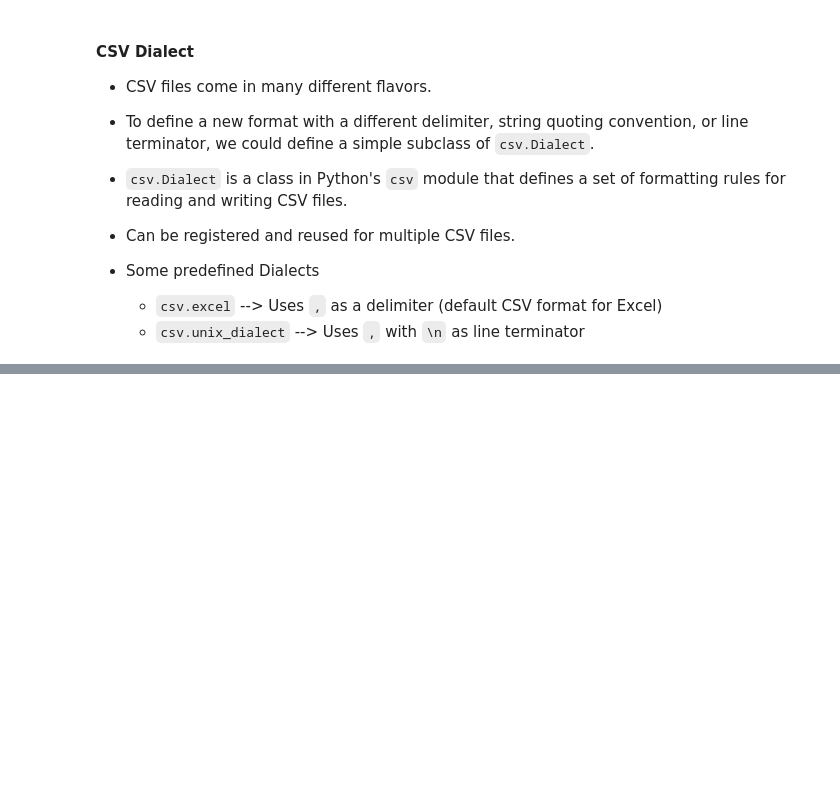
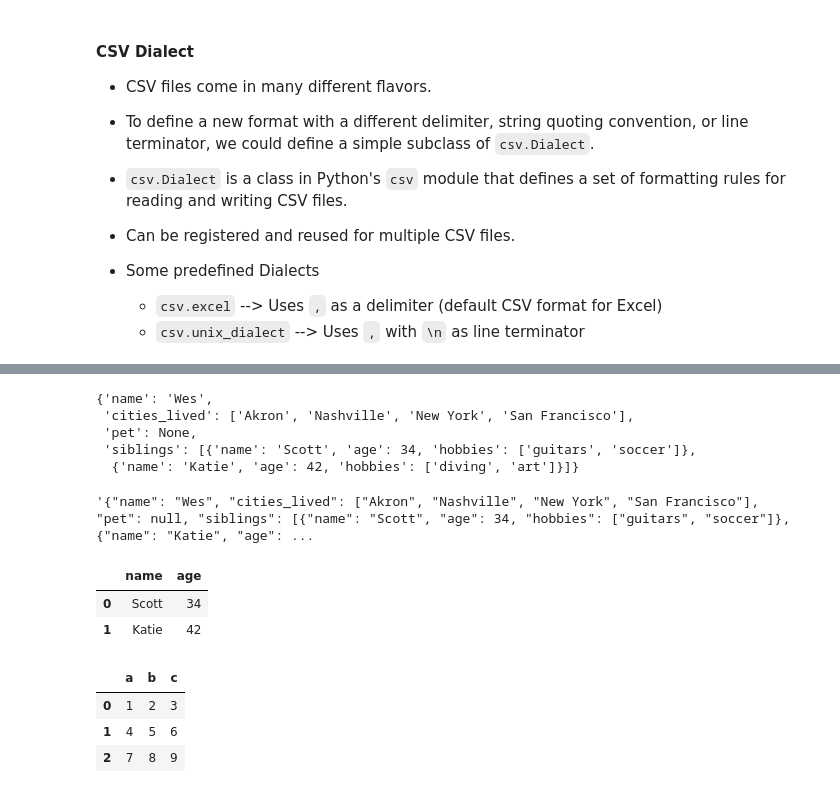
Before and after one commit to f-ckyou/pandas, a Jupyter notebook: pd-6/1_readingWritingData-in-textFormat.ipynb, the cells around one changed output, grey strips where cells are left out. Cells and saved outputs as stored; diff of their text form; code cells hidden in the pictures; blank space fills up the shorter version.

```diff
--- a/pd-6/1_readingWritingData-in-textFormat.ipynb
+++ b/pd-6/1_readingWritingData-in-textFormat.ipynb
@@ -486,0 +470,51 @@ Here’s a table of attributes that can be set when defining a `csv.Dialect` in
+# %%
+obj = """
+{"name": "Wes",
+"cities_lived": ["Akron", "Nashville", "New York", "San Francisco"],
+"pet": null,
+"siblings": [{"name": "Scott", "age": 34, "hobbies": ["guitars", "soccer"]},
+{"name": "Katie", "age": 42, "hobbies": ["diving", "art"]}]
+}
+"""
+
+# JSON is very nearly valid Python code with the exception of its null value null and some other nuances (such as disallowing trailing commas at the end of lists).
+
+# The basic types are objects (dictionaries), arrays (lists), strings, numbers, Booleans, and nulls. All of the keys in an object must be strings.
+
+# json library is built into the Python Standary Library
+# json.loads - to convert a JSON string to Python form
+
+
+import json
+result = json.loads(obj)
+result
+# %% [output]
+{'name': 'Wes',
+ 'cities_lived': ['Akron', 'Nashville', 'New York', 'San Francisco'],
+ 'pet': None,
+ 'siblings': [{'name': 'Scott', 'age': 34, 'hobbies': ['guitars', 'soccer']},
+  {'name': 'Katie', 'age': 42, 'hobbies': ['diving', 'art']}]}
+# %%
+# json.dumps converts a Python object back to JSON
+asjson = json.dumps(result)
+asjson
+# %% [output]
+'{"name": "Wes", "cities_lived": ["Akron", "Nashville", "New York", "San Francisco"], "pet": null, "siblings": [{"name": "Scott", "age": 34, "hobbies": ["guitars", "soccer"]}, {"name": "Katie", "age": ...
+# %%
+# pass a list of dictionaries which were prev JSON objects to the DataFrame constructor and select a subset of the data fields
+
+siblings = pd.DataFrame(result["siblings"], columns=["name", "age"])
+siblings
+# %% [output]
+|  | name | age |
+| 0 | Scott | 34 |
+| 1 | Katie | 42 |
+# %%
+# pd.read_json can automatically convert JSON datasets in specific arrangements into a Series or DataFrame
+data = pd.read_json("examples/example.json")
+data
+# %% [output]
+|  | a | b | c |
+| 0 | 1 | 2 | 3 |
+| 1 | 4 | 5 | 6 |
+| 2 | 7 | 8 | 9 |
```
Also changed, not shown: parts of 8 cells of this notebook, 2 other files.
